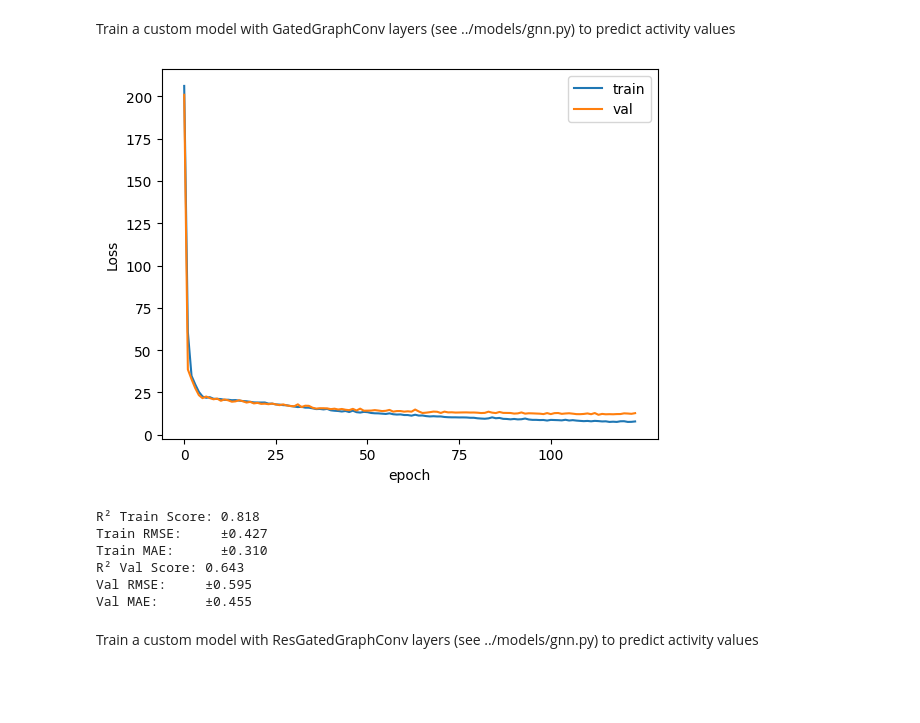
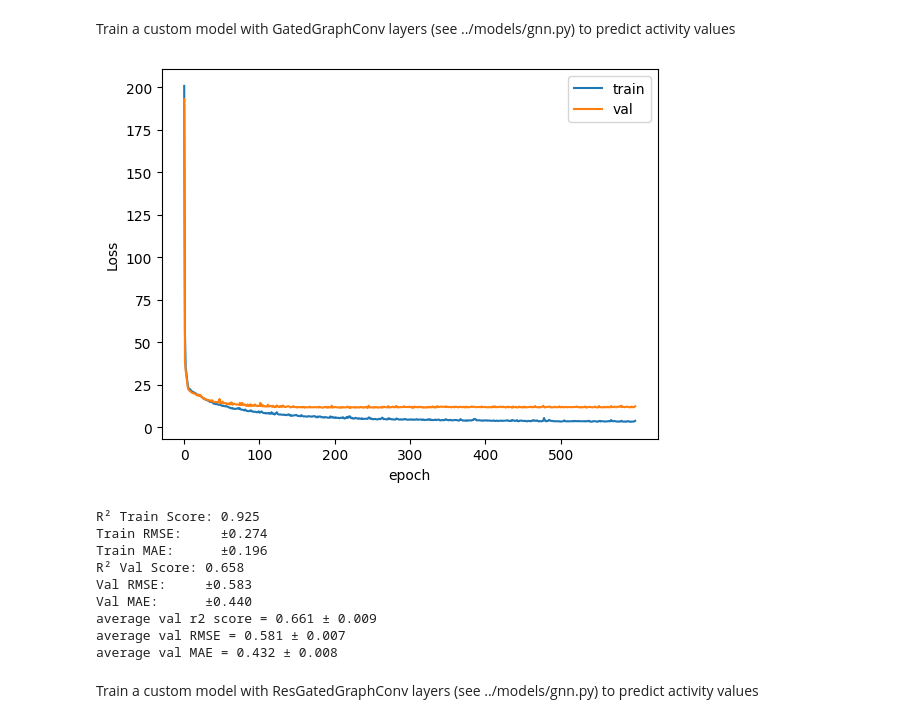
Before and after one commit to lizasidler/qsar-benchmark, a Jupyter notebook: notebooks/GNN_regression.ipynb, the cells around one changed output. Cells and saved outputs as stored; diff of their text form; code cells hidden in the pictures; blank space fills up the shorter version.

```diff
--- a/notebooks/GNN_regression.ipynb
+++ b/notebooks/GNN_regression.ipynb
@@ -45,9 +45,9 @@ device = torch.device("cpu")
 # %% [markdown]
 Train a custom model with SAGEConv layers (see ../models/gnn.py) to predict activity values
 # %%
-epochs = 500
+epochs = 800
 model = gnn.SAGEC(16, 256, 128, 16, 1).to(device)
-model.fit(train_loader, val_loader, device, epochs=epochs, tol=0.35) #early stopping applied
+model.fit(train_loader, val_loader, device, epochs=epochs, min_epochs=800) #early stopping disabled
 # %%
 plt.plot(model.train_loss, label='train')
 plt.plot(model.val_loss, label='val')
@@ -71,9 +81,9 @@ Val MAE:      ±0.538
 # %% [markdown]
 Train a custom model with GINConv layers (see ../models/gnn.py) to predict activity values
 # %%
-epochs = 500
+epochs = 1600
 model = gnn.GINConv(16, 256, 128, 16, 1).to(device)
-model.fit(train_loader, val_loader, device, epochs=epochs, tol=0.3)
+model.fit(train_loader, val_loader, device, epochs=epochs, tol=0.31, min_epochs=1600) #early stopping disabled
 # %%
 plt.plot(model.train_loss, label='train')
 plt.plot(model.val_loss, label='val')
@@ -97,9 +117,9 @@ Val MAE:      ±0.553
 # %% [markdown]
 Train a custom model with GraphConv layers (see ../models/gnn.py) to predict activity values
 # %%
-epochs = 500
+epochs = 800
 model = gnn.GraphConv(16, 256, 128, 16, 1).to(device)
-model.fit(train_loader, val_loader, device, epochs=epochs) #early stopping applied
+model.fit(train_loader, val_loader, device, epochs=epochs, min_epochs=800) #early stopping disabled
 # %%
 plt.plot(model.train_loss, label='train')
 plt.plot(model.val_loss, label='val')
@@ -123,29 +153,39 @@ Val MAE:      ±0.525
 # %% [markdown]
 Train a custom model with GatedGraphConv layers (see ../models/gnn.py) to predict activity values
 # %%
-epochs = 500
+epochs = 600
 model = gnn.GatedGraphConv(16, 128, 16, 1).to(device)
-model.fit(train_loader, val_loader, device, epochs=epochs) #early stopping applied
+model.fit(train_loader, val_loader, device, epochs=epochs, min_epochs=600) #early stopping disabled
 # %%
 plt.plot(model.train_loss, label='train')
 plt.plot(model.val_loss, label='val')
 
 plt.legend()
 plt.xlabel('epoch')
 plt.ylabel('Loss')
-plt.xticks(range(0, len(model.val_loss), 25))
+plt.xticks(range(0, len(model.val_loss), 100))
 plt.show()
 
 model.eval()
 model.analysis(train_loader, val_loader, device)
+
+val_r2_score = [ 0.674, 0.675, 0.654, 0.657, 0.656, 0.649, 0.668, 0.656, 0.659, 0.658  ] #n4
+print(f"average val r2 score = {np.mean(val_r2_score):.3f} ± {np.std(val_r2_score, ddof=1):.3f}")
+val_RMSE = [ 0.569, 0.568, 0.586, 0.584, 0.584, 0.590, 0.574, 0.585, 0.582, 0.583 ]
+print(rf"average val RMSE = {np.mean(val_RMSE):.3f} ± {np.std(val_RMSE, ddof=1):.3f}")
+val_MAE = [ 0.423, 0.419, 0.448, 0.431, 0.433, 0.431, 0.431, 0.439, 0.429, 0.440 ]
+print(rf"average val MAE = {np.mean(val_MAE):.3f} ± {np.std(val_MAE, ddof=1):.3f}")
 # %% [output]
-[figure, old version]
+[figure, new version]
-R² Train Score: 0.818
-Train RMSE:     ±0.427
-Train MAE:      ±0.310
-R² Val Score: 0.643
-Val RMSE:     ±0.595
-Val MAE:      ±0.455
+R² Train Score: 0.925
+Train RMSE:     ±0.274
+Train MAE:      ±0.196
+R² Val Score: 0.658
+Val RMSE:     ±0.583
+Val MAE:      ±0.440
+average val r2 score = 0.661 ± 0.009
+average val RMSE = 0.581 ± 0.007
+average val MAE = 0.432 ± 0.008
 # %% [markdown]
 Train a custom model with ResGatedGraphConv layers (see ../models/gnn.py) to predict activity values
 # %%
```
Also changed, not shown: parts of 9 cells of this notebook.
